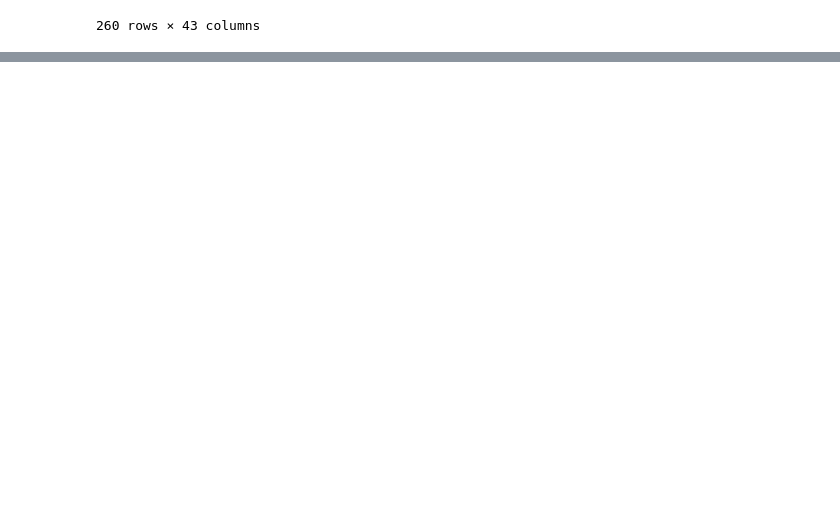
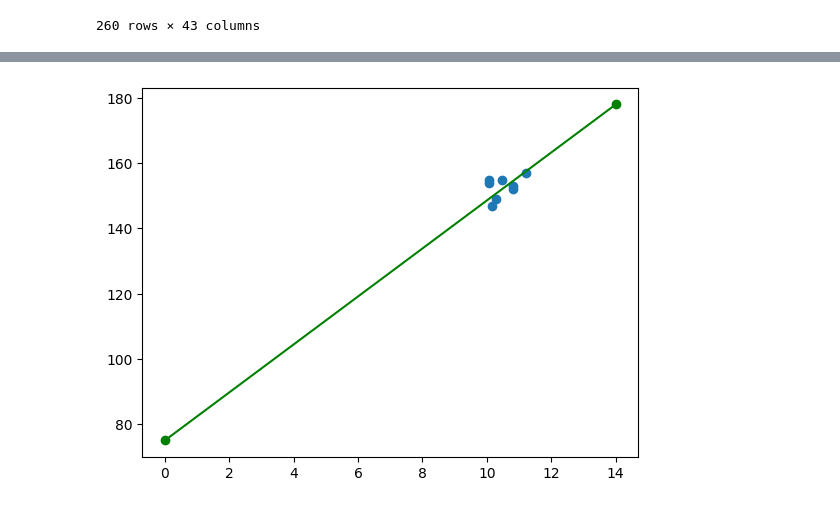
Before and after one commit to dsorenes/Runcrunch, a Jupyter notebook: training_data.ipynb, the cells around one changed output, grey strips where cells are left out. Drawn from its saved outputs; the diff is of its cells as text; code cells hidden in the pictures; blank space fills up the shorter version.

Commit message:
Incorporate Heart Rate-Running Speed Index and compare with own data

```diff
--- a/training_data.ipynb
+++ b/training_data.ipynb
@@ -42,0 +74,11 @@ df
+# %%
+def format_pace(df):
+    m, s = divmod(int(df['Pace_in_seconds_per_km']), 60)
+    c = "0"+str(int(s)) if len(str(int(s))) == 1 else str(int(s))
+    return f'{int(m)}:{c}'
+
+def calculate_pace(df):
+    return int(float(df['Tid_in_seconds']) / float(df['Avstand']))
+
+bpm_pace_dist['Pace_in_seconds_per_km'] = bpm_pace_dist.apply(lambda d: str(calculate_pace(d)), axis=1)
+bpm_pace_dist['Pace_formatted'] = bpm_pace_dist.apply(lambda d: str(format_pace(d)), axis=1)
@@ -42,0 +112,5 @@ df
+# %%
+def pace_to_speed(df):
+    return 3600 / int(df['Pace_in_seconds_per_km'])
+
+bpm_pace_dist['Average_speed'] = bpm_pace_dist.apply(lambda x: pace_to_speed(x), axis=1)
@@ -42,0 +123,5 @@ df
+# %%
+d = bpm_pace_dist.astype({"Avstand": float})
+d['Dato'] =  pd.to_datetime(d['Dato'])
+
+bpm_pace_dist = d[d['Avstand'] >= 5]
@@ -42,0 +144,11 @@ df
+# %%
+speed = [0, 14]
+heartrate = [75, 178]
+
+speed_new = 10.169
+heartrate_new = np.interp(speed_new, speed, heartrate)
+print(heartrate_new)
+
+import matplotlib.pyplot as plt
+
+plt.plot(speed, heartrate, "og-", speed_new, heartrate_new, "or")
@@ -42,0 +173,10 @@ df
+# %%
+mask = (d['Dato'] > pd.to_datetime('2022-07-02'))
+d = d.loc[mask]
+average_heartrate = d['Gjennomsnittlig puls']
+average_speed = d['Average_speed']
+plt.plot(speed, heartrate, "og-")
+plt.scatter(average_speed, average_heartrate)
+plt.show()
+# %% [output]
+[figure, added]
```
Also changed, not shown: parts of 14 cells of this notebook.
